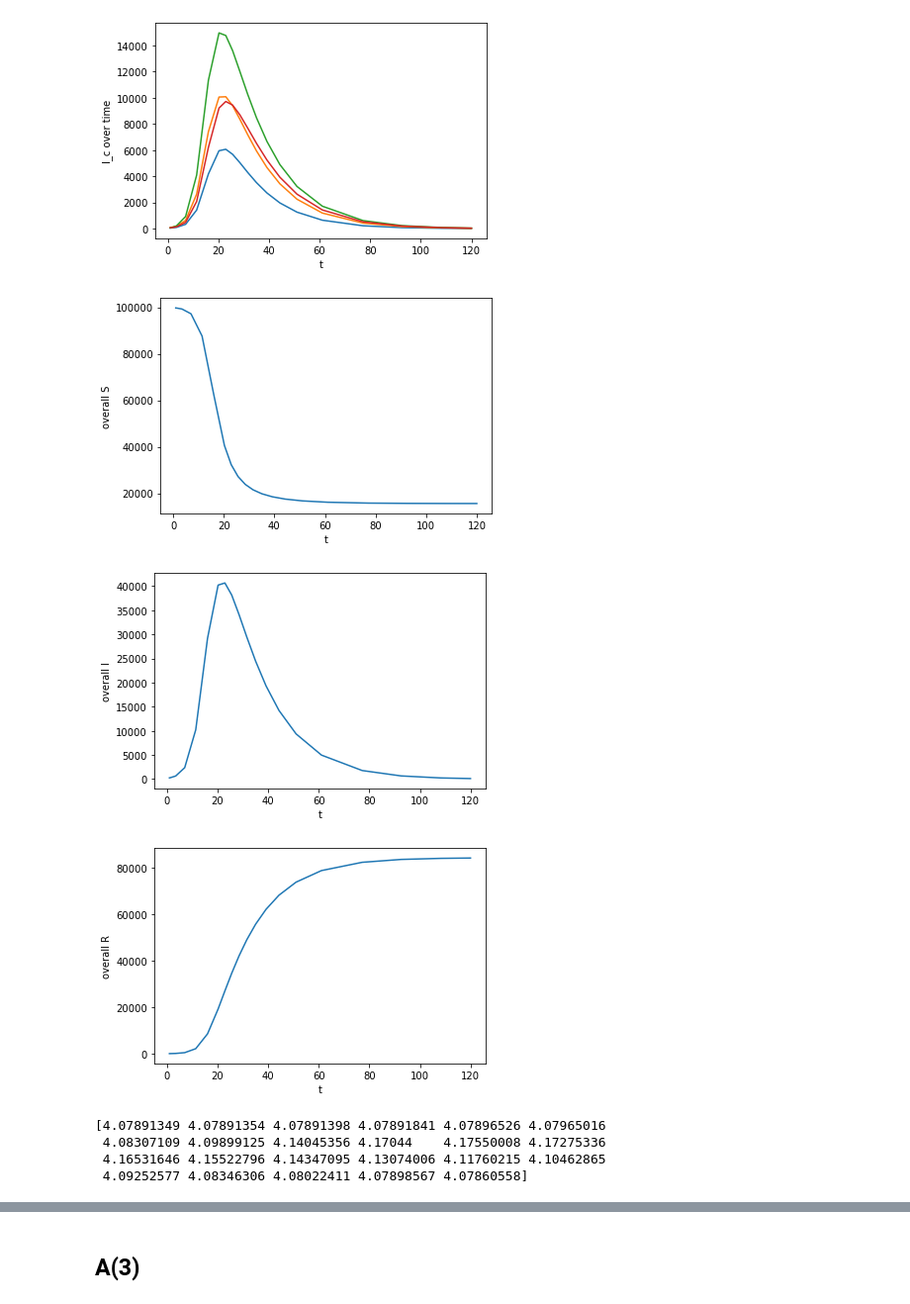
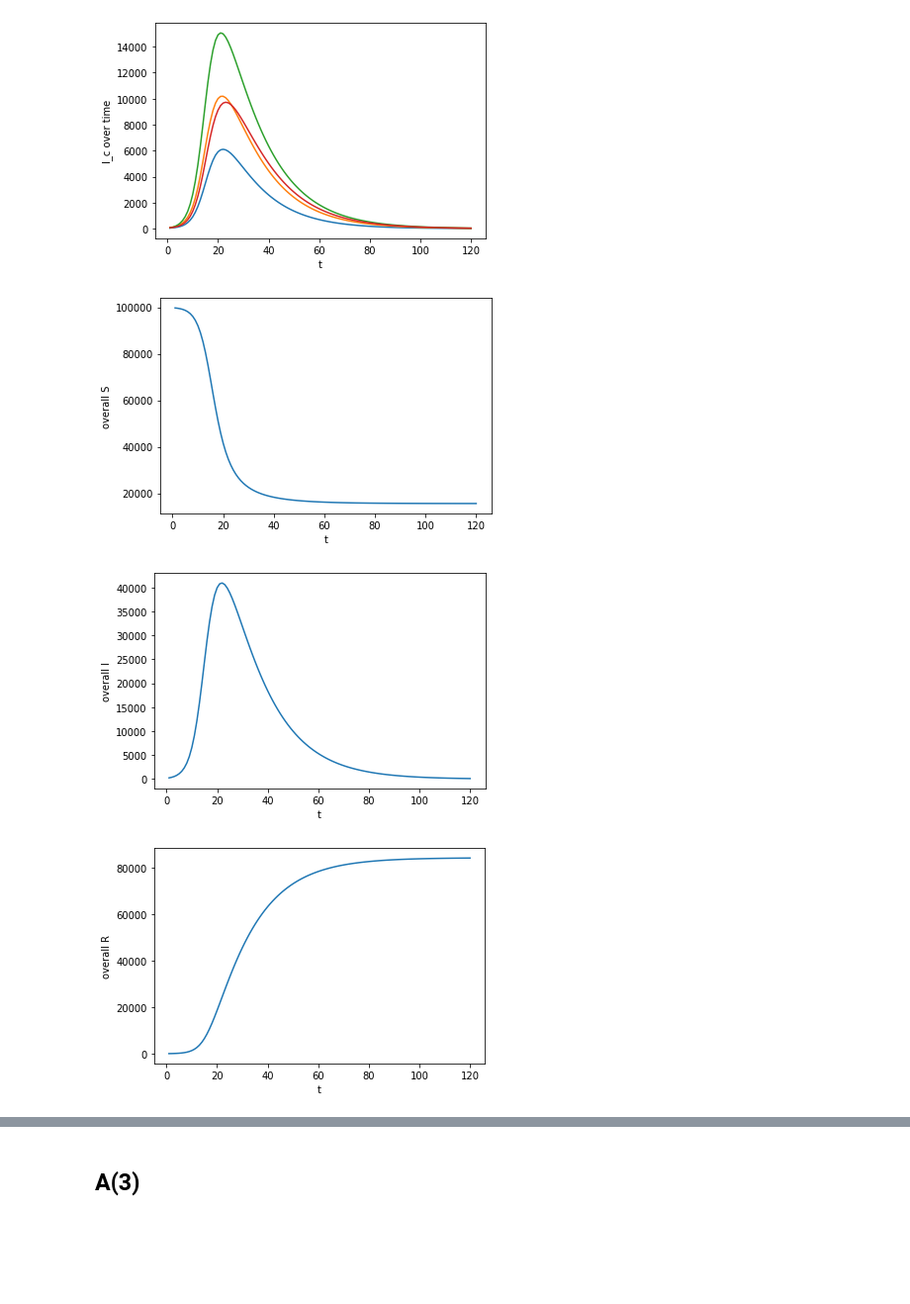
Before and after one commit to liaaaaran/PSTAT197A, a Jupyter notebook: project part 1.ipynb, the cells around one changed output, grey strips where cells are left out. Shown at 99% size. Saved outputs shown, nothing was run; the diff lists cells and outputs as text; code cells hidden in the pictures; blank space fills up the shorter version.

```diff
--- a/project part 1.ipynb
+++ b/project part 1.ipynb
@@ -96,44 +96,23 @@ plt.show()
 # %% [output]
 [figure]
 # %%
-plt.plot(soln_obj.t, sum(soln_obj.y[0:16]))
+plt.plot(t, sum(soln_obj.sol(t)[0:16]))
 plt.xlabel("t")
 plt.ylabel("overall S")
 plt.show()
 # %% [output]
-[figure, old version]
+[figure, new version]
 # %%
-plt.plot(soln_obj.t, sum(soln_obj.y[16:20]))
+plt.plot(t, sum(soln_obj.sol(t)[16:20]))
 plt.xlabel("t")
 plt.ylabel("overall I")
 plt.show()
 # %% [output]
-[figure, old version]
+[figure, new version]
 # %%
-plt.plot(soln_obj.t, soln_obj.y[20].T)
+plt.plot(t, soln_obj.sol(t)[20].T)
 plt.xlabel("t")
 plt.ylabel("overall R")
 plt.show()
 # %% [output]
-[figure, old version]
+[figure, new version]
-# %%
-I_0 = soln_obj.y[16]
-I_1 = soln_obj.y[17]
-I_2 = soln_obj.y[18]
-I_3 = soln_obj.y[19]
-
-IL_0 = (I_0*Lc[0])/N
-IL_1 = (I_1*Lc[1])/N
-IL_2 = (I_2*Lc[2])/N
-IL_3 = (I_3*Lc[3])/N
-
-Lsum1 = sum(IL_0, IL_1)
-Lsum2 = sum(IL_2, IL_3)
-
-overall_L = sum(Lsum1, Lsum2)
-print(overall_L)
-# %% [output]
-[4.07891349 4.07891354 4.07891398 4.07891841 4.07896526 4.07965016
- 4.08307109 4.09899125 4.14045356 4.17044    4.17550008 4.17275336
- 4.16531646 4.15522796 4.14347095 4.13074006 4.11760215 4.10462865
- 4.09252577 4.08346306 4.08022411 4.07898567 4.07860558]
```
Also changed, not shown: parts of 22 cells of this notebook.
